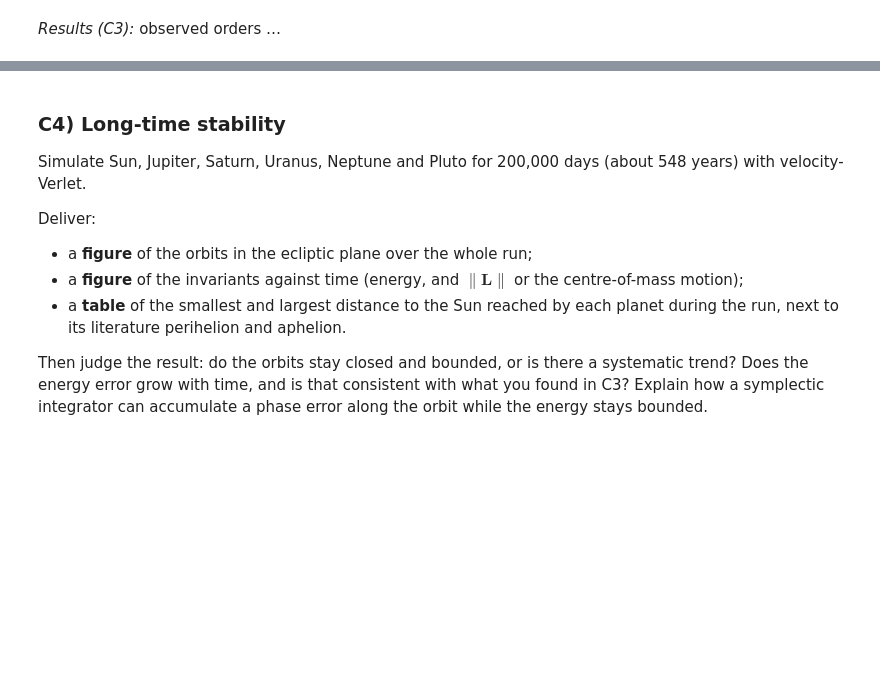
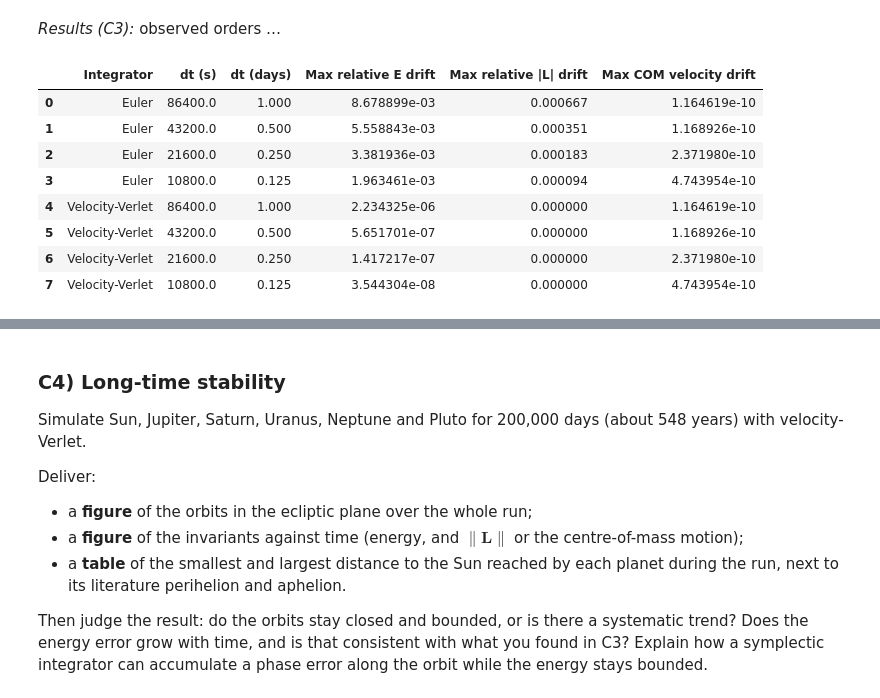
Before and after one commit to datomic117/Particle_based_simulations, a Jupyter notebook: Assignment_1/Submission/A1.ipynb, the cells around one changed output, grey strips where cells are left out. Saved outputs shown, nothing was run; the diff lists cells and outputs as text; code cells hidden in the pictures; blank space fills up the shorter version.

```diff
--- a/Assignment_1/Submission/A1.ipynb
+++ b/Assignment_1/Submission/A1.ipynb
@@ -941,3 +945,83 @@ of the way you wrote the force loop?
 *Results (C3):* observed orders …
 # %%
 # C3: drift table; energy error vs dt (log-log) with fitted slopes; error vs time
+# %%
+import numpy as np
+import pandas as pd
+import matplotlib.pyplot as plt
+from pathlib import Path
+
+data_dir = Path("data/C3")
+
+dt_values = np.array([86400, 43200, 21600, 10800], dtype=float)
+
+files = {
+    "Euler": [
+        "diagnostics_euler_1day.csv",
+        "diagnostics_euler_0.5day.csv",
+        "diagnostics_euler_0.25day.csv",
+        "diagnostics_euler_0.125day.csv",
+    ],
+    "Velocity-Verlet": [
+        "diagnostics_verlet_1day.csv",
+        "diagnostics_verlet_0.5day.csv",
+        "diagnostics_verlet_0.25day.csv",
+        "diagnostics_verlet_0.125day.csv",
+    ],
+}
+
+results = []
+
+for integrator, filenames in files.items():
+    for dt, filename in zip(dt_values, filenames):
+
+        df = pd.read_csv(data_dir / filename)
+
+        # Energy
+        E = df["E"].to_numpy()
+        E0 = E[0]
+        rel_E = np.abs((E - E0) / E0)
+
+        # Angular momentum
+        L = np.sqrt(
+            df["Lx"]**2 +
+            df["Ly"]**2 +
+            df["Lz"]**2
+        )
+        L0 = L.iloc[0]
+        rel_L = np.abs((L - L0) / L0)
+
+        # Centre-of-mass position -> velocity
+        Rcom = df[["Rcom_x", "Rcom_y", "Rcom_z"]].to_numpy()
+        t = df["t"].to_numpy()
+
+        Vcom = np.gradient(Rcom, t, axis=0)
+        Vcom0 = Vcom[0]
+
+        Vcom_drift = np.linalg.norm(
+            Vcom - Vcom0,
+            axis=1
+        )
+
+        results.append({
+            "Integrator": integrator,
+            "dt (s)": dt,
+            "dt (days)": dt / 86400,
+            "Max relative E drift": np.max(rel_E),
+            "Max relative |L| drift": np.max(rel_L),
+            "Max COM velocity drift": np.max(Vcom_drift),
+        })
+
+results_df = pd.DataFrame(results)
+
+results_df
+# %% [output]
+|  | Integrator | dt (s) | dt (days) | Max relative E drift | Max relative |L| drift | Max COM velocity drift |
+| 0 | Euler | 86400.0 | 1.000 | 8.678899e-03 | 0.000667 | 1.164619e-10 |
+| 1 | Euler | 43200.0 | 0.500 | 5.558843e-03 | 0.000351 | 1.168926e-10 |
+| 2 | Euler | 21600.0 | 0.250 | 3.381936e-03 | 0.000183 | 2.371980e-10 |
+| 3 | Euler | 10800.0 | 0.125 | 1.963461e-03 | 0.000094 | 4.743954e-10 |
+| 4 | Velocity-Verlet | 86400.0 | 1.000 | 2.234325e-06 | 0.000000 | 1.164619e-10 |
+| 5 | Velocity-Verlet | 43200.0 | 0.500 | 5.651701e-07 | 0.000000 | 1.168926e-10 |
+| 6 | Velocity-Verlet | 21600.0 | 0.250 | 1.417217e-07 | 0.000000 | 2.371980e-10 |
+| 7 | Velocity-Verlet | 10800.0 | 0.125 | 3.544304e-08 | 0.000000 | 4.743954e-10 |
```
Also changed, not shown: parts of 3 cells of this notebook, 8 other files.
